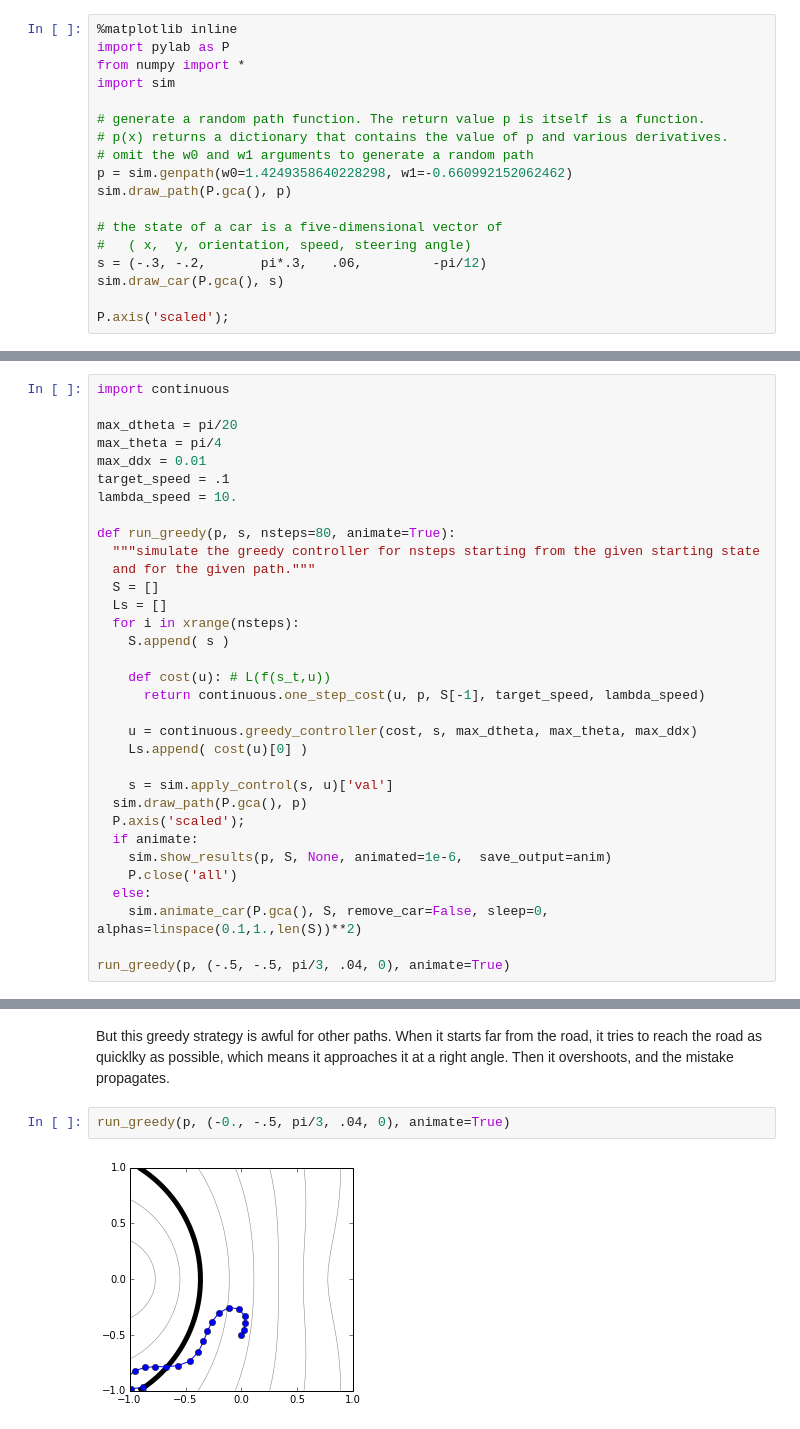
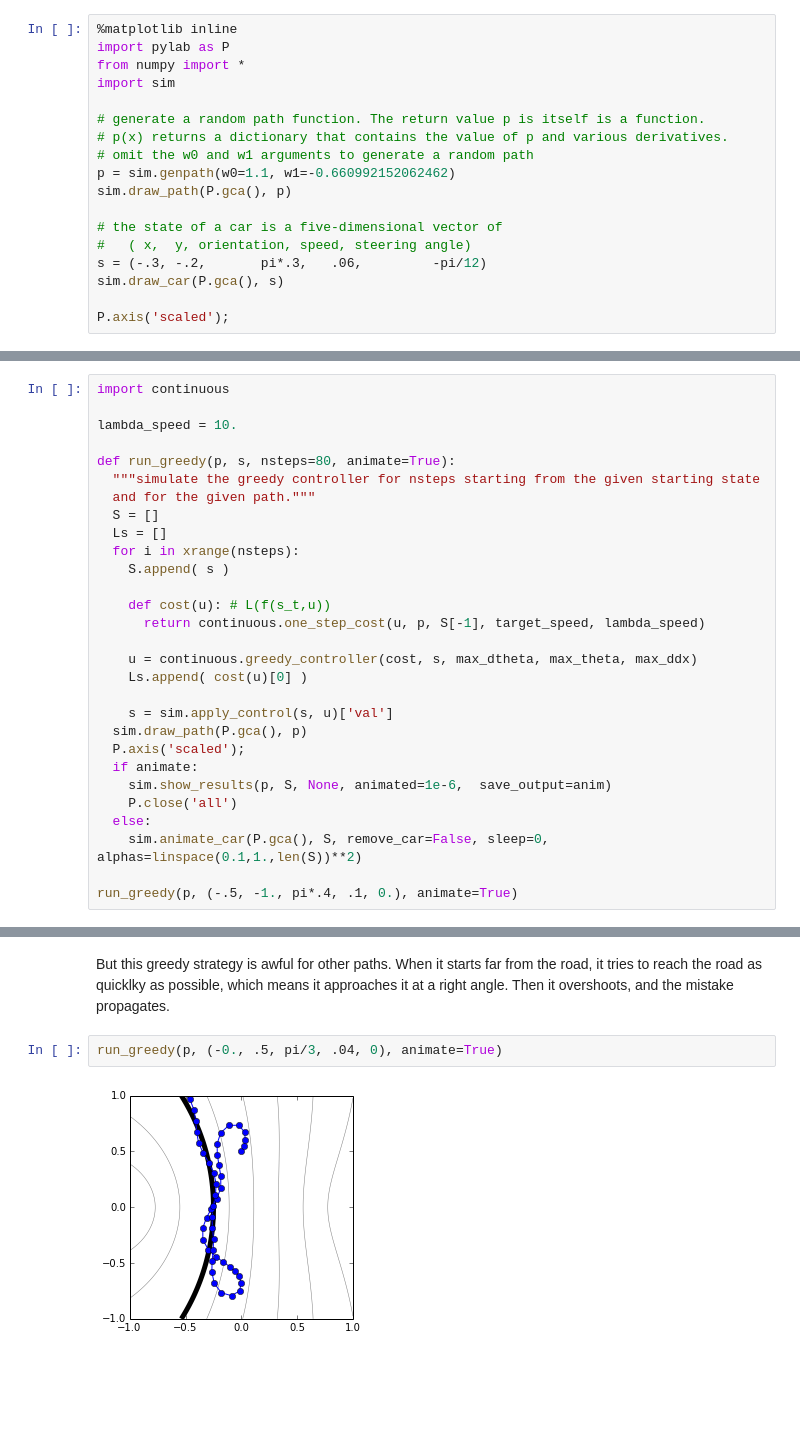
Before and after one commit to a-rahimi/sqp-control, a Jupyter notebook: Following an Uncertain Path.ipynb, the cells around one changed output, grey strips where cells are left out. Drawn from its saved outputs; the diff is of its cells as text; blank space fills up the shorter version.

```diff
--- a/Following an Uncertain Path.ipynb
+++ b/Following an Uncertain Path.ipynb
@@ -79,7 +41,7 @@ import sim
 # generate a random path function. The return value p is itself is a function.
 # p(x) returns a dictionary that contains the value of p and various derivatives.
 # omit the w0 and w1 arguments to generate a random path
-p = sim.genpath(w0=1.4249358640228298, w1=-0.660992152062462)
+p = sim.genpath(w0=1.1, w1=-0.660992152062462)
 sim.draw_path(P.gca(), p)
 
 # the state of a car is a five-dimensional vector of
@@ -144,10 +143,6 @@ This is a constrained nonlinear optimization problem. The `continuous` package p
 # %%
 import continuous
 
-max_dtheta = pi/20
-max_theta = pi/4
-max_ddx = 0.01
-target_speed = .1
 lambda_speed = 10.
 
 def run_greedy(p, s, nsteps=80, animate=True):
@@ -173,5 +168,5 @@ def run_greedy(p, s, nsteps=80, animate=True):
   else:
     sim.animate_car(P.gca(), S, remove_car=False, sleep=0, alphas=linspace(0.1,1.,len(S))**2)
 
-run_greedy(p, (-.5, -.5, pi/3, .04, 0), animate=True)
+run_greedy(p, (-.5, -1., pi*.4, .1, 0.), animate=True)
 # %% [output]
@@ -179,6 +174,6 @@ run_greedy(p, (-.5, -.5, pi/3, .04, 0), animate=True)
 # %% [markdown]
 But this greedy strategy is awful for other paths. When it starts far from the road, it tries to reach the road as quicklky as possible, which means it approaches it at a right angle. Then it overshoots, and the mistake propagates.
 # %%
-run_greedy(p, (-0., -.5, pi/3, .04, 0), animate=True)
+run_greedy(p, (-0., .5, pi/3, .04, 0), animate=True)
 # %% [output]
-[figure, old version]
+[figure, new version]
```
Also changed, not shown: parts of 15 cells of this notebook.
